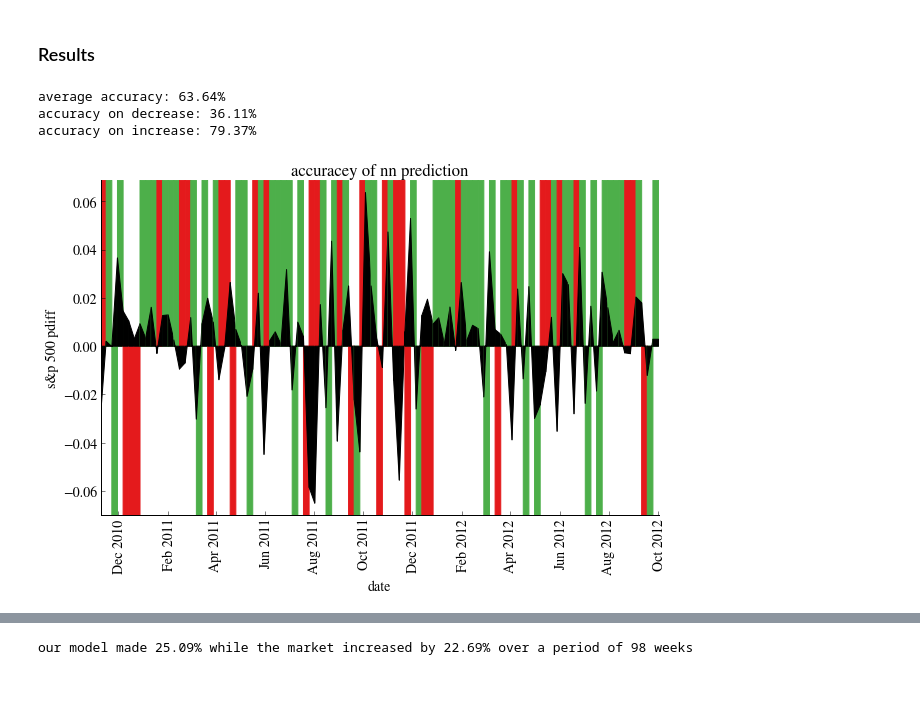
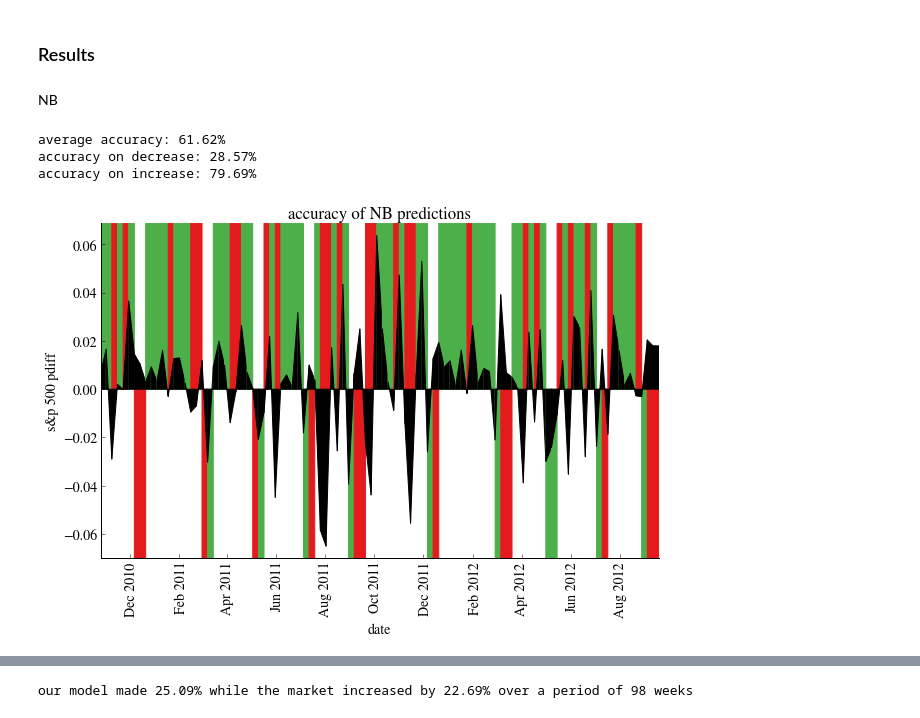
Before and after one commit to jrosen3/cs109annstock, a Jupyter notebook: Master.ipynb, the cells around one changed output, grey strips where cells are left out. Saved outputs shown, nothing was run; the diff lists cells and outputs as text; code cells hidden in the pictures; blank space fills up the shorter version.

```diff
--- a/Master.ipynb
+++ b/Master.ipynb
@@ -370,0 +417,5 @@ def NB_All_Vars(dataset, tops):
+# %%
+data_NB = scrape_quandl(["FRED","OFDP"])
+datalist = prepare_data(data_NB)
+top_regressions = NB_All_Vars(datalist, 20)
+final_NB = NB_Add_Drop_Top(datalist, top_regressions)
@@ -981,7 +905,7 @@ remove_border()
 # %% [markdown]
 ### Results ###
 # %%
-def results(df, graph, nn_results, sp):
+def results(df, graph, nn_results, sp, title="prediction"):
     temp = df.copy()
     for i in range(len(temp)-1):
         temp[graph][i] = temp[graph][i+1]
@@ -1023,19 +947,33 @@ def results(df, graph, nn_results, sp):
     plt.xticks(rotation='vertical')
     plt.xlabel('date')
     plt.ylabel('s&p 500 pdiff')
-    plt.title('accuracy of nn prediction')
+    plt.title(title)
     remove_border()
     return ci, cd, ti, td, pi, pde
-
-ci, cd, ti, td, pi, pde = results(dataset, 's_and_p_500_pdiff', nn_results, 0.)
-
-print 'average accuracy: %.2f%%' % ((ci+cd)/(ti+td)*100)
-print 'accuracy on decrease: %.2f%%' % (cd/td*100)
-print 'accuracy on increase: %.2f%%' % (ci/ti*100)
-# print 'predicted increase: %d' % pi
-# print 'predicted decrease: %d' % pde
-# %% [output]
-average accuracy: 63.64%
-accuracy on decrease: 36.11%
-accuracy on increase: 79.37%
-[figure, removed]
+# %% [markdown]
+NB
+# %%
+data_array = dataframe_to_array(datalist, top_regressions.keys(), ['YAHOO.INDEX_GSPC - Adjusted Close_pdiff_b_0.00-100.00_adv'])
+
+training = data_array[0:-100]
+testing = data_array[-100:]
+train_in = training[:,:-1]
+train_out =training [:,-1:]
+train_out=train_out.reshape(train_out.shape[0])
+test_in = testing[:,:-1]
+test_out = testing [:,-1:]
+test_out=test_out.reshape(test_out.shape[0])
+clf = MultinomialNB().fit(train_in, train_out)
+k = clf.score(test_in, test_out)
+predictions = clf.predict(test_in)
+# %%
+cinb, cdnb, tinb, tdnb, _, _ = results(datalist, 'YAHOO.INDEX_GSPC - Adjusted Close_pdiff', predictions, .5, title="accuracy of NB predictions")
+
+print 'average accuracy: %.2f%%' % ((cinb+cdnb)/(tinb+tdnb)*100)
+print 'accuracy on decrease: %.2f%%' % (cdnb/tdnb*100)
+print 'accuracy on increase: %.2f%%' % (cinb/tinb*100)
+# %% [output]
+average accuracy: 61.62%
+accuracy on decrease: 28.57%
+accuracy on increase: 79.69%
+[figure, added]
```
Also changed, not shown: parts of 52 cells of this notebook, 1 other file.
